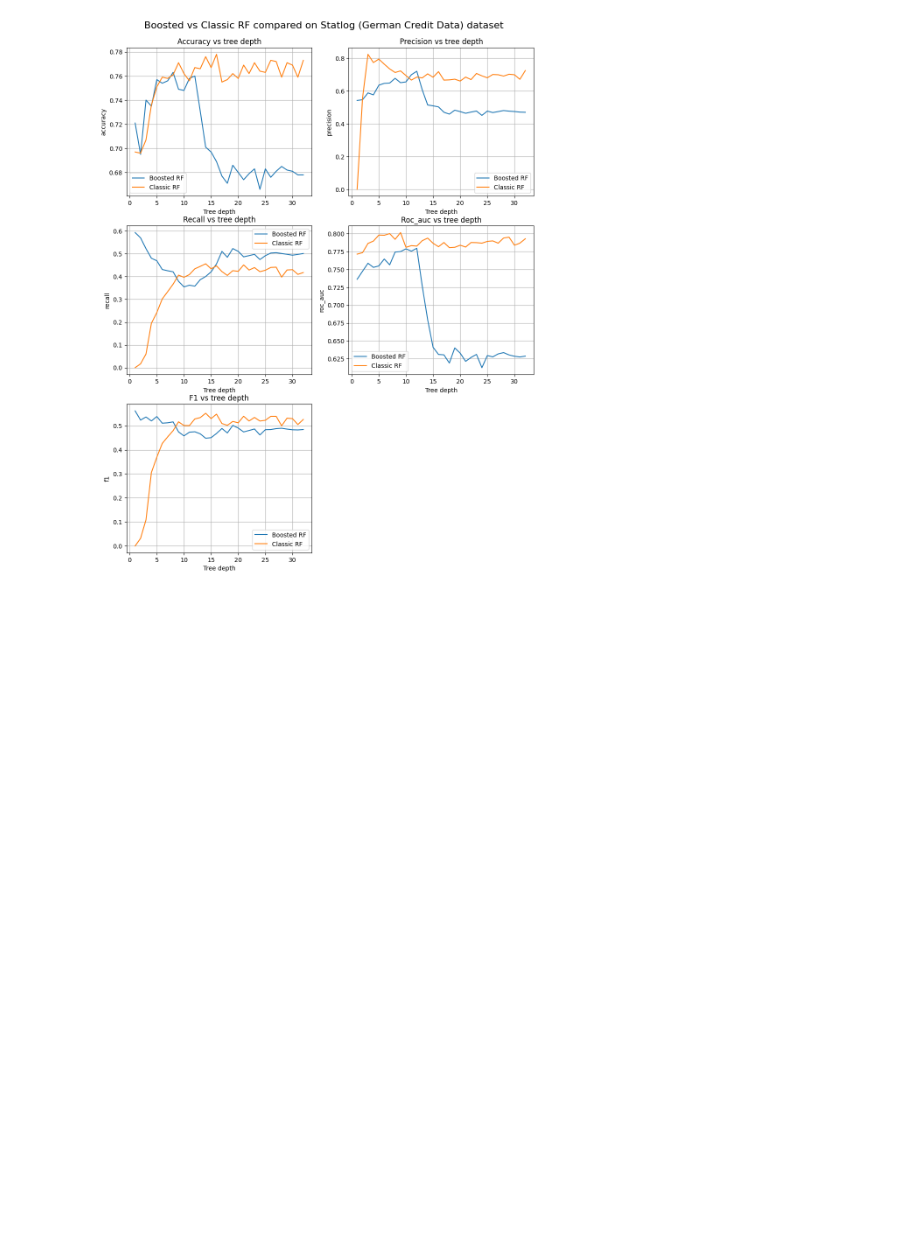
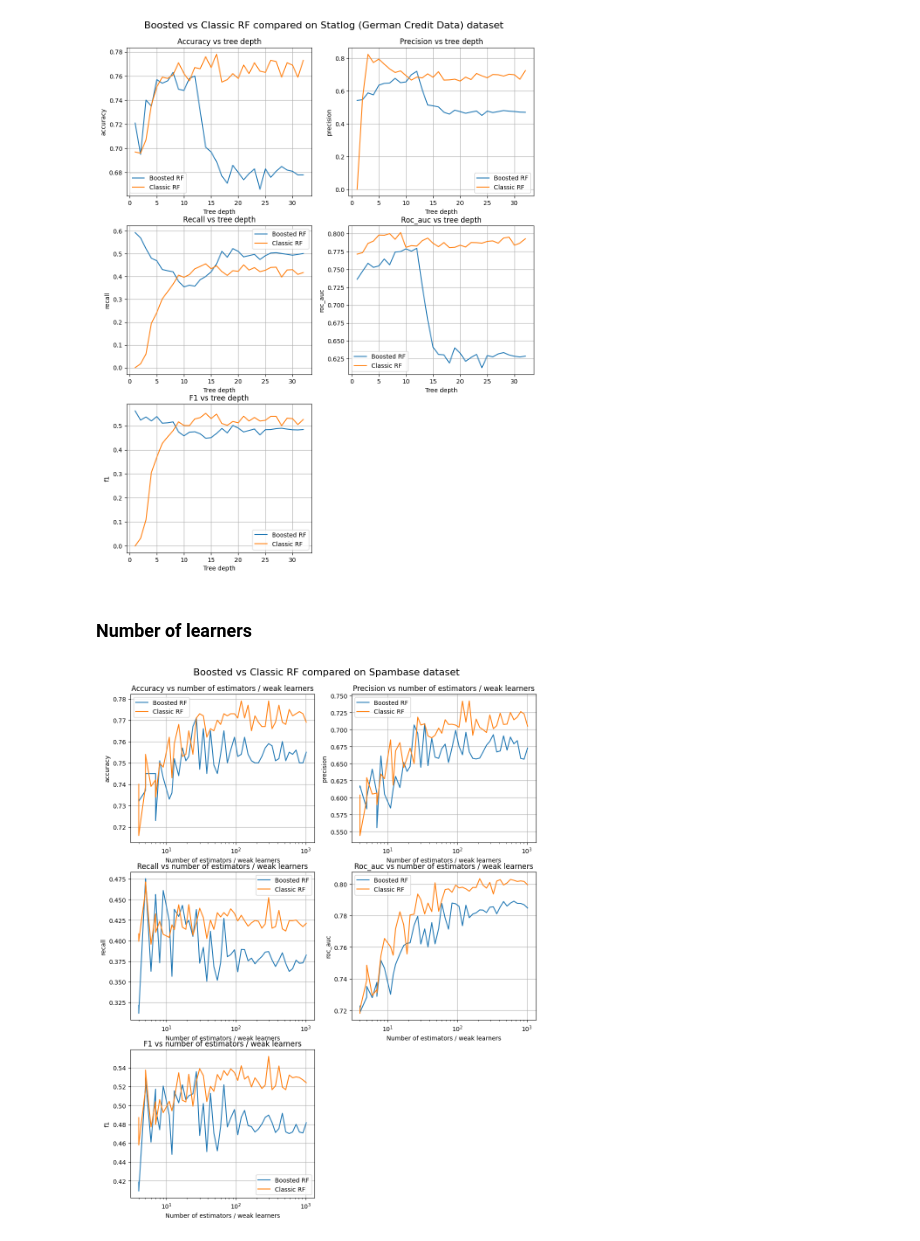
Before and after one commit to wz7475/Ensemble-RF-based-models, a Jupyter notebook: boosted_rf.ipynb, the cells around one changed output. Cells and saved outputs as stored; diff of their text form; code cells hidden in the pictures; blank space fills up the shorter version.

Commit message:
Compare number of estimators

```diff
--- a/boosted_rf.ipynb
+++ b/boosted_rf.ipynb
@@ -221,3 +169,44 @@ axes.reshape(-1)[-1].set_visible(False)
 plt.show()
 # %% [output]
 [figure]
+# %% [markdown]
+### Number of learners
+# %%
+n_estimators = np.logspace(2, 10, base=2, dtype=np.int32)
+measures = ['accuracy', 'precision', 'recall', 'roc_auc', 'f1']
+# %%
+res_spambase = [evaluate(BoostedRFClassifier(
+    estimator=DecisionTreeClassifier(max_depth=10),
+    n_estimators=n,
+    algorithm='SAMME',
+    _disable_weights=True,
+), X, y, scoring=measures) for n in n_estimators]
+# %%
+res_ref_spambase = [evaluate(RandomForestClassifier(
+    max_depth=10,
+    n_estimators=n,
+    n_jobs=8
+), X, y, scoring=measures) for n in n_estimators]
+# %%
+from matplotlib import pyplot as plt
+
+fig, axes = plt.subplots(3, 2)
+fig.set_size_inches(12, 15)
+for measure, ax in zip(measures, axes.reshape(-1)):
+    _y = [r[f"test_{measure}"] for r in res_spambase]
+    _y_ref = [r[f"test_{measure}"] for r in res_ref_spambase]
+    ax.plot(n_estimators, _y, label="Boosted RF")
+    ax.plot(n_estimators, _y_ref, label="Classic RF")
+    ax.set_xlabel("Number of estimators / weak learners")
+    ax.set_ylabel(measure)
+    ax.set_xscale('log')
+    ax.grid(True)
+    ax.legend()
+    ax.set_title(f"{measure.capitalize()} vs number of estimators / weak learners")
+    fig.suptitle("Boosted vs Classic RF compared on Spambase dataset", fontsize=16, y=0.92)
+
+axes.reshape(-1)[-1].set_visible(False)
+
+plt.show()
+# %% [output]
+[figure, added]
```
Also changed, not shown: parts of 12 cells of this notebook, 3 other files.
